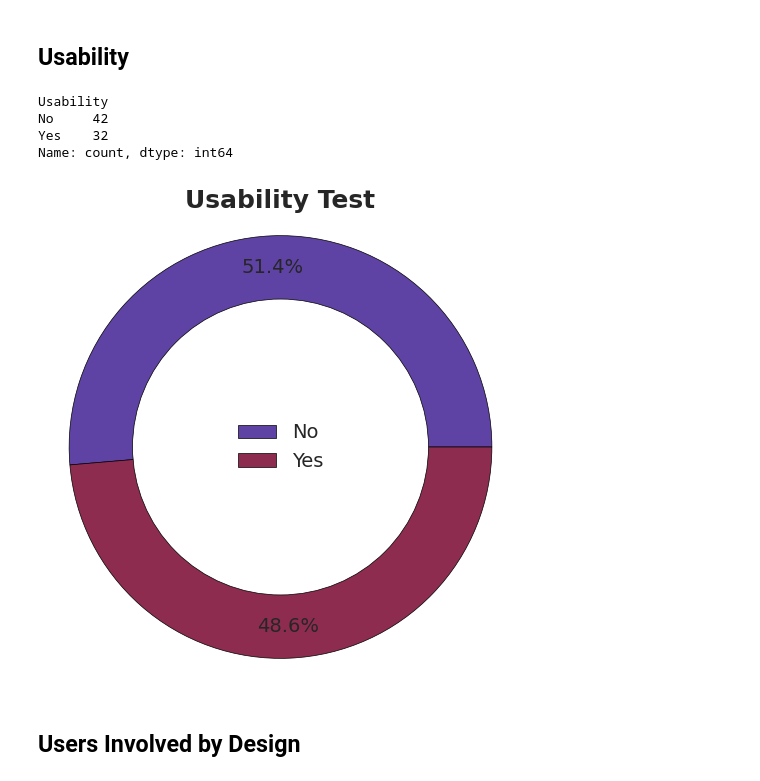
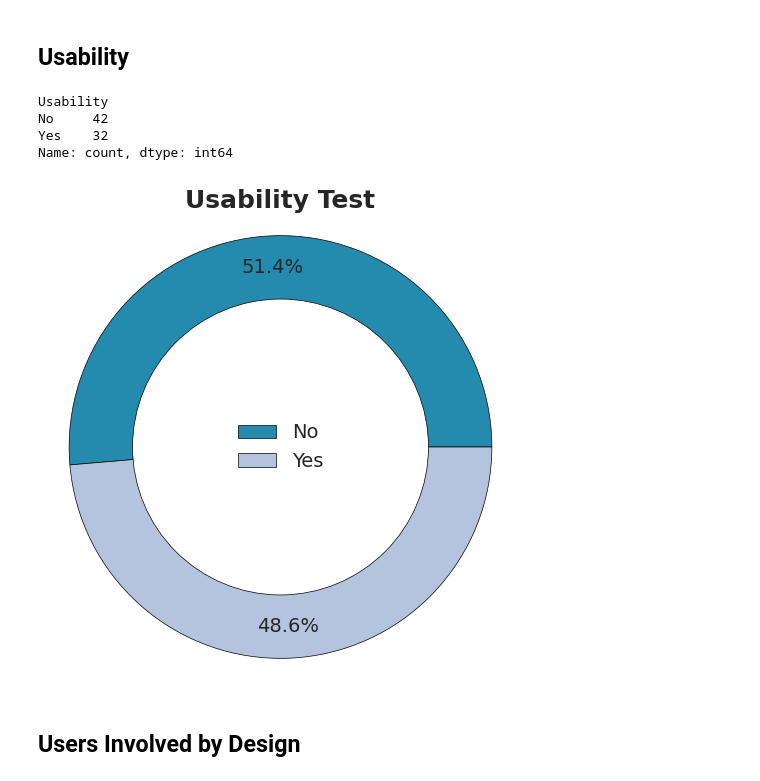
Before and after one commit to icezimmer/TEC_survey, a Jupyter notebook: TEC_survey_analysis.ipynb, the cells around one changed output. Drawn from its saved outputs; the diff is of its cells as text; code cells hidden in the pictures.

```diff
--- a/TEC_survey_analysis.ipynb
+++ b/TEC_survey_analysis.ipynb
@@ -574,7 +578,7 @@ wedges, texts, autotexts = plt.pie(
     autopct='%1.1f%%',  # Show percentage
     startangle=0,  # Rotate for better layout
     wedgeprops={'edgecolor': 'black', 'linewidth': 0.5},  # Internal borders for each slice
-    colors=sns.color_palette('twilight', len(ils_training_counts)),  # Use Seaborn's pastel color palette
+    colors=sns.color_palette(palette, len(ils_training_counts)),  # Use Seaborn's pastel color palette
     pctdistance=0.85  # Adjust percentage text position
 )
 
@@ -627,7 +631,7 @@ wedges, texts, autotexts = plt.pie(
     autopct='%1.1f%%',  # Show percentage
     startangle=0,  # Rotate for better layout
     wedgeprops={'edgecolor': 'black', 'linewidth': 0.5},  # Internal borders for each slice
-    colors=sns.color_palette('twilight', len(env_counts)),  # Use Seaborn's pastel color palette
+    colors=sns.color_palette(palette, len(env_counts)),  # Use Seaborn's pastel color palette
     pctdistance=0.85  # Adjust percentage text position
 )
 
@@ -790,7 +788,7 @@ wedges, texts, autotexts = plt.pie(
     autopct='%1.1f%%',  # Show percentage
     startangle=0,  # Rotate for better layout
     wedgeprops={'edgecolor': 'black', 'linewidth': 0.5},  # Internal borders for each slice
-    colors=sns.color_palette('twilight', len(human_robot_counts)),  # Use Seaborn's pastel color palette
+    colors=sns.color_palette(palette, len(human_robot_counts)),  # Use Seaborn's pastel color palette
     pctdistance=0.85  # Adjust percentage text position
 )
 
@@ -844,7 +842,7 @@ wedges, texts, autotexts = plt.pie(
     autopct='%1.1f%%',  # Show percentage
     startangle=0,  # Rotate for better layout
     wedgeprops={'edgecolor': 'black', 'linewidth': 0.5},  # Internal borders for each slice
-    colors=sns.color_palette('twilight', len(user_training_counts)),  # Use Seaborn's pastel color palette
+    colors=sns.color_palette(palette, len(user_training_counts)),  # Use Seaborn's pastel color palette
     pctdistance=0.85  # Adjust percentage text position
 )
 
@@ -897,7 +895,7 @@ wedges, texts, autotexts = plt.pie(
     autopct='%1.1f%%',  # Show percentage
     startangle=0,  # Rotate for better layout
     wedgeprops={'edgecolor': 'black', 'linewidth': 0.5},  # Internal borders for each slice
-    colors=sns.color_palette('twilight', len(usability_counts)),  # Use Seaborn's pastel color palette
+    colors=sns.color_palette(palette, len(usability_counts)),  # Use Seaborn's pastel color palette
     pctdistance=0.85  # Adjust percentage text position
 )
 
@@ -907,34 +905,34 @@ plt.gca().add_artist(centre_circle)
 
 # Apply the same title format as before
 plt.title("Usability Test", fontsize=18, fontweight='bold')
 
 # Set font size for labels (category names)
 for text in texts:
     text.set_fontsize(16)  # Adjust category label font size
 
 # Set font size for percentages inside the slices
 for autotext in autotexts:
     autotext.set_fontsize(14)  # Adjust percentage font size
 
 # Ensure the chart remains circular
 plt.axis('equal')
 
 # Add Legend
 plt.legend(labels=usability_counts.index, loc='center', fontsize=14, frameon=False)
 
 # Save the figure
 plt.savefig('plots/usability_pie.pdf', bbox_inches='tight', dpi=300)
 
 print(usability_counts)
 
 # Show the plot
 plt.show()
 # %% [output]
 Usability
 No     42
 Yes    32
 Name: count, dtype: int64
-[figure, old version]
+[figure, new version]
 # %% [markdown]
 ## Users Involved by Design
 # %%
```
Also changed, not shown: parts of 24 cells of this notebook, 22 other files.
